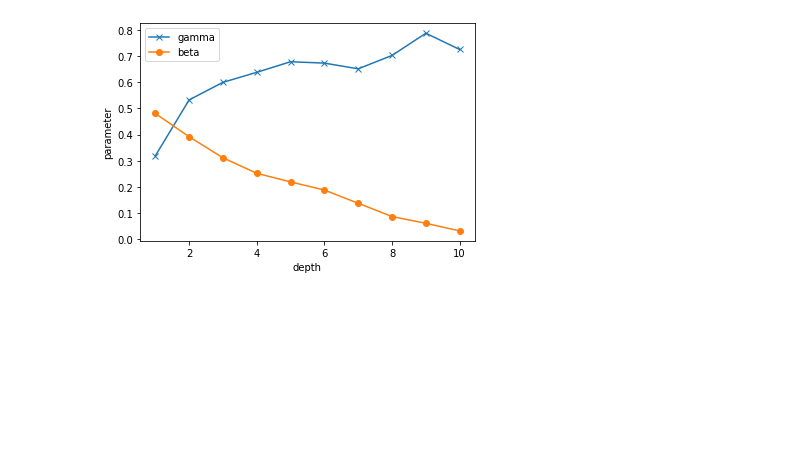
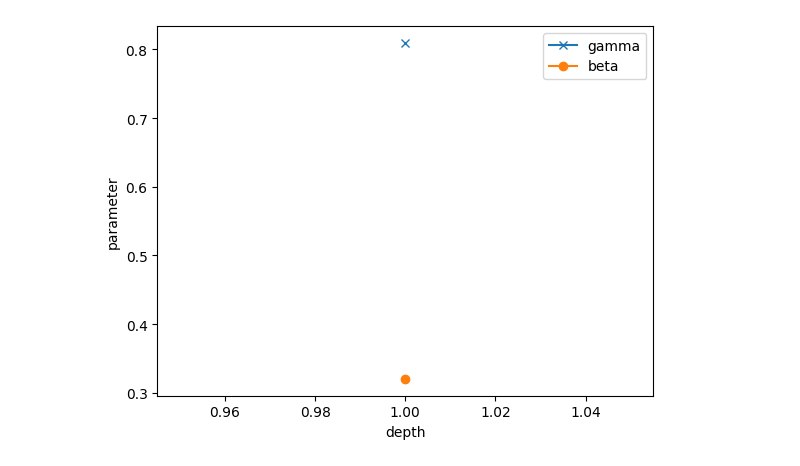
Before and after one commit to NordIQuEst/application-library, a Jupyter notebook: hybrid-algorithms/QAOA/MaxCut.ipynb, the cells around one changed output. Cells and saved outputs as stored; diff of their text form; code cells hidden in the pictures; blank space fills up the shorter version.

```diff
--- a/hybrid-algorithms/QAOA/MaxCut.ipynb
+++ b/hybrid-algorithms/QAOA/MaxCut.ipynb
@@ -53,5 +61,5 @@ _=pl.colorbar(im, cax=cax)
 # %%
-maxdepth=10
+maxdepth = 1
 for i in range(maxdepth):
-    qaoamc.increase_depth(qasm_sim, precision=0.025)
+    qaoamc.increase_depth()
 # %% [output]
@@ -77,9 +78,19 @@ _=pl.xlabel('depth')
 # %%
-pl.plot(np.arange(1,maxdepth+1),qaoamc.angles_hist['d'+str(maxdepth)+'_final'][::2],"x-",label='gamma')
-pl.plot(np.arange(1,maxdepth+1),qaoamc.angles_hist['d'+str(maxdepth)+'_final'][1::2],"o-",label='beta')
-_=pl.ylabel('parameter')
-_=pl.xlabel('depth')
-_=pl.legend()
+pl.plot(
+    np.arange(1, maxdepth + 1),
+    qaoamc.angles_hist["d" + str(maxdepth) + "_final"][::2],
+    "x-",
+    label="gamma",
+)
+pl.plot(
+    np.arange(1, maxdepth + 1),
+    qaoamc.angles_hist["d" + str(maxdepth) + "_final"][1::2],
+    "o-",
+    label="beta",
+)
+_ = pl.ylabel("parameter")
+_ = pl.xlabel("depth")
+_ = pl.legend()
 # %% [output]
-[figure, old version]
+[figure, new version]
 # %%
```
Also changed, not shown: parts of 13 cells of this notebook, 13 other files.
